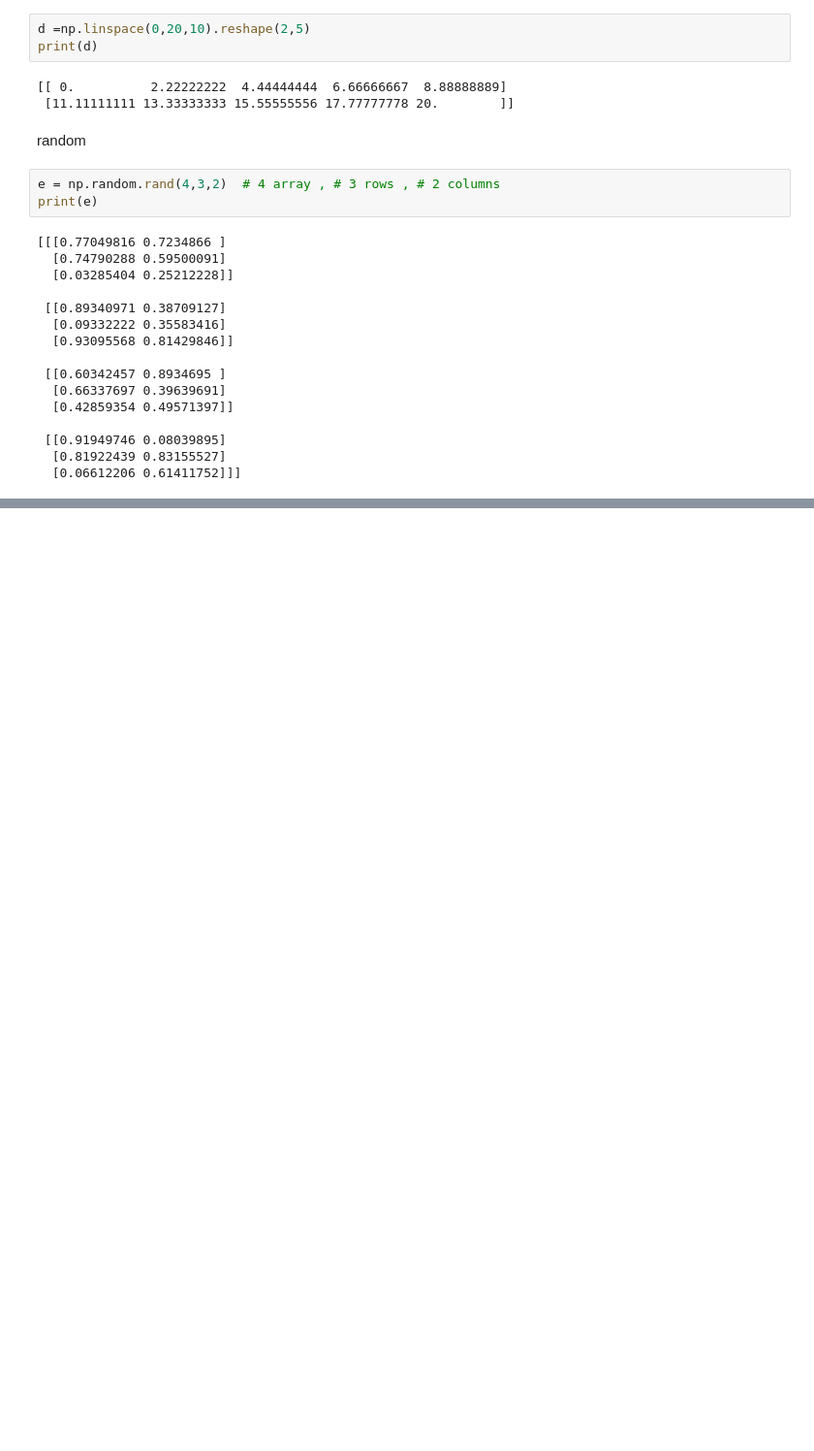
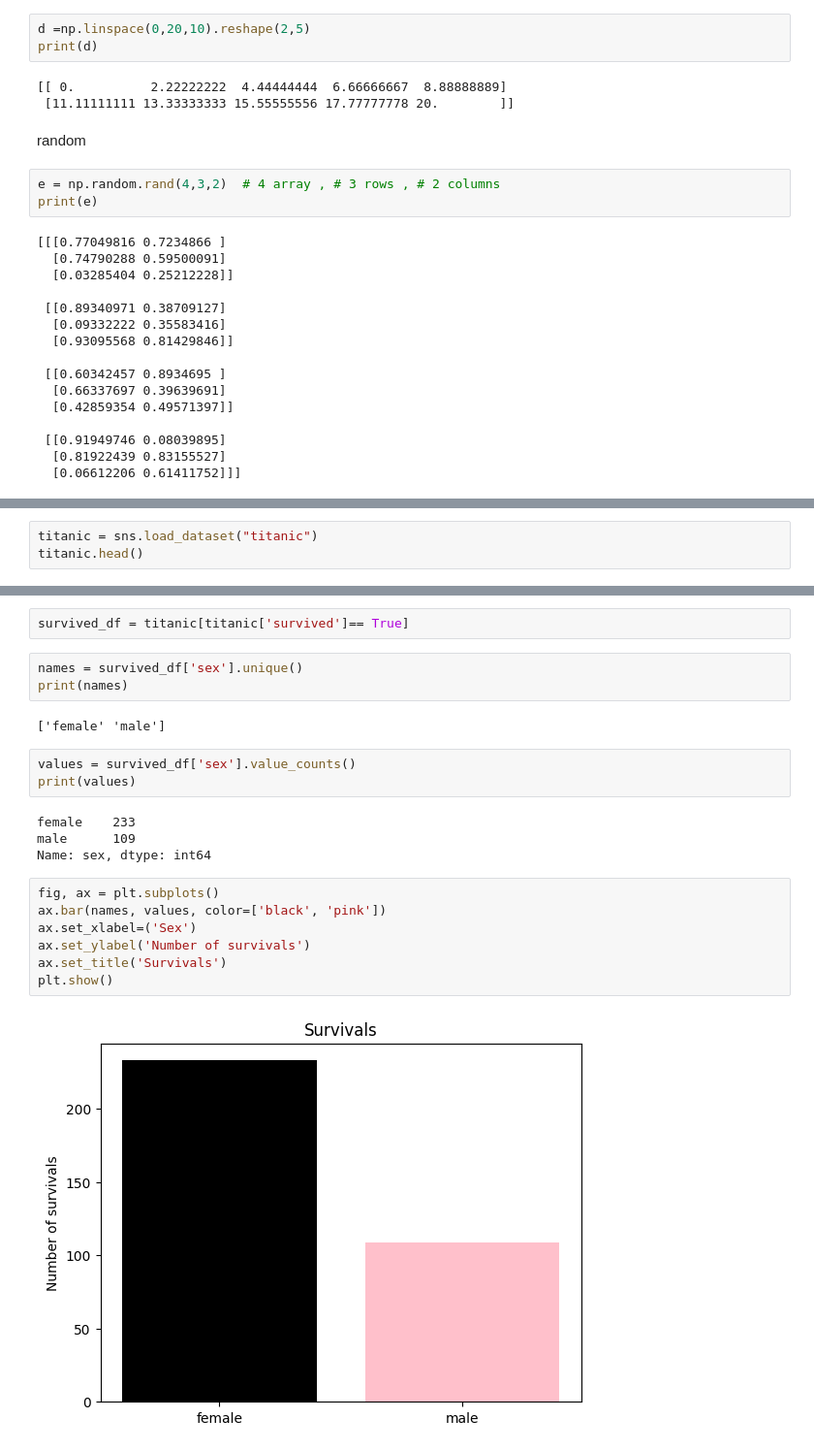
Before and after one commit to esaid/MachineLearning_pandas, a Jupyter notebook: Tutorial_ML.ipynb, the cells around one changed output, grey strips where cells are left out. Shown at 97% size. Saved outputs shown, nothing was run; the diff lists cells and outputs as text; blank space fills up the shorter version.

```diff
--- a/Tutorial_ML.ipynb
+++ b/Tutorial_ML.ipynb
@@ -1119,0 +1127,3 @@ print(e)
+# %%
+titanic = sns.load_dataset("titanic")
+titanic.head()
@@ -1119,0 +1156,23 @@ print(e)
+# %%
+survived_df = titanic[titanic['survived']== True]
+# %%
+names = survived_df['sex'].unique()
+print(names)
+# %% [output]
+['female' 'male']
+# %%
+values = survived_df['sex'].value_counts()
+print(values)
+# %% [output]
+female    233
+male      109
+Name: sex, dtype: int64
+# %%
+fig, ax = plt.subplots()
+ax.bar(names, values, color=['black', 'pink'])
+ax.set_xlabel=('Sex')
+ax.set_ylabel('Number of survivals')
+ax.set_title('Survivals')
+plt.show()
+# %% [output]
+[figure, added]
```
Also changed, not shown: parts of 21 cells of this notebook.
